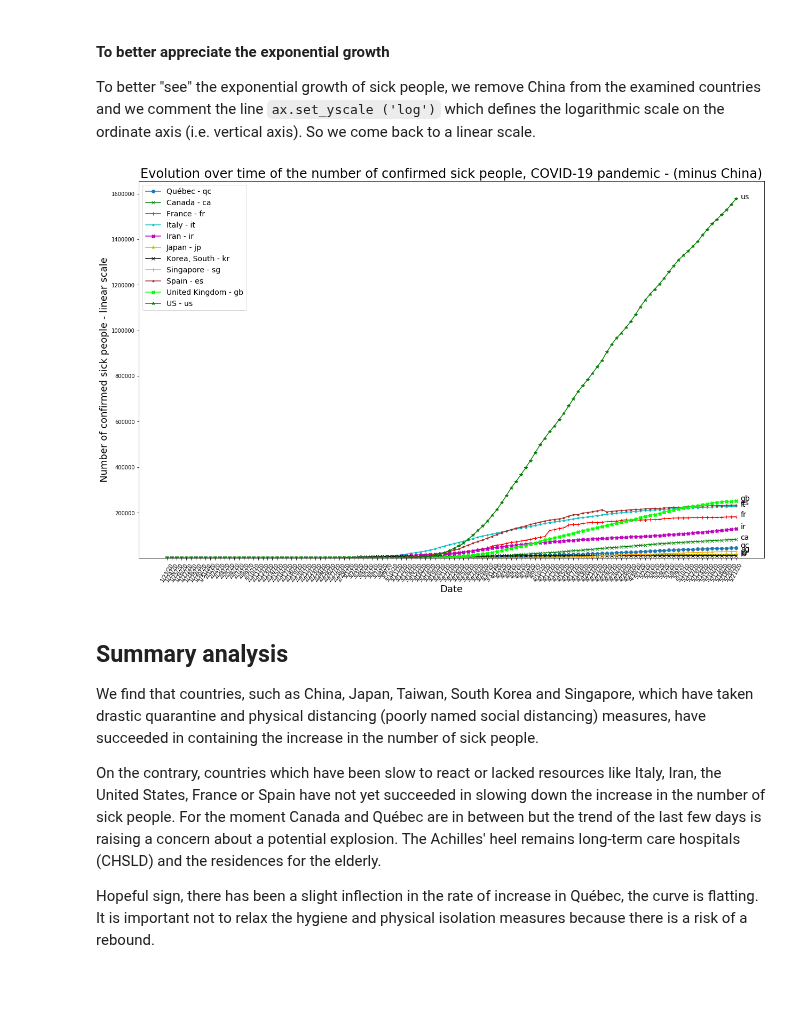
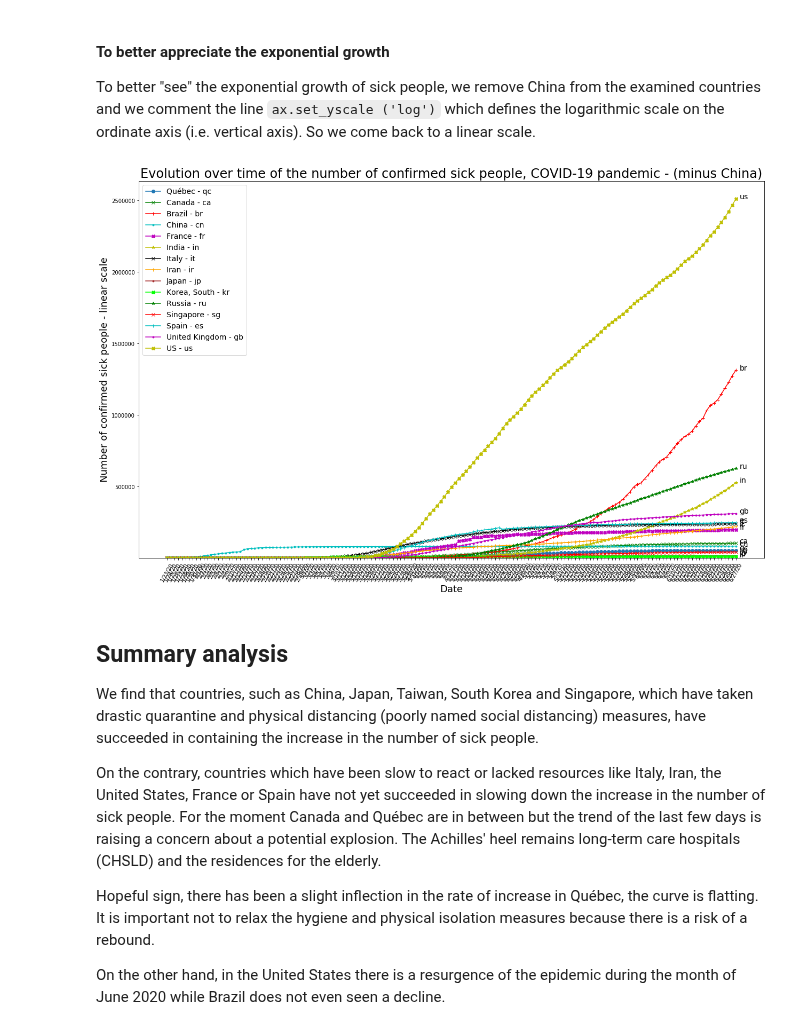
Before and after one commit to ClaudeCoulombe/evolution_COVID19, a Jupyter notebook: Evolution_COVID-19_Pandemic.ipynb, the cells around one changed output. Cells and saved outputs as stored; diff of their text form; code cells hidden in the pictures; blank space fills up the shorter version.

```diff
--- a/Evolution_COVID-19_Pandemic.ipynb
+++ b/Evolution_COVID-19_Pandemic.ipynb
@@ -306,13 +311,12 @@ colors_palette = itertools.cycle(('g', 'r', 'c', 'm', 'y', 'k', 'orange', 'brown
 
 import matplotlib.colors as pltcol
 
-countries = ['Québec', 'Canada', 'China', 'France', 'Italy', 'Iran', 'Japan',
-           'Korea, South', 'Singapore', 'Spain', 'United Kingdom', 'US']
+countries = ['Québec', 'Canada', 'Brazil', 'China', 'France', 'India', 'Italy', 'Iran', 'Japan',
+           'Korea, South', 'Russia', 'Singapore', 'Spain', 'United Kingdom', 'US']
 
 countries_code = {
-    'Québec':'qc', 'Canada':'ca', 'China':'cn', 'France':'fr',
-    'Italy':'it', 'Iran':'ir','Japan':'jp',
-    'Korea, South':'kr', 'Singapore':'sg',
+    'Québec':'qc', 'Canada':'ca', 'Brazil':'br','China':'cn', 'France':'fr', 'India':'in',
+    'Italy':'it', 'Iran':'ir','Japan':'jp','Korea, South':'kr', 'Russia':'ru','Singapore':'sg',
     'Spain':'es', 'Sweden':'se','United Kingdom':'gb', 'US':'us'
 }
 
@@ -359,42 +363,41 @@ colors_palette = itertools.cycle(('g', 'r', 'c', 'm', 'y', 'k', 'orange', 'brown
 
 import matplotlib.colors as pltcol
 
-countries = ['Québec', 'Canada', 'France', 'Italy', 'Iran',
-           'Japan','Korea, South', 'Singapore', 'Spain', 'United Kingdom', 'US']
+countries = ['Québec', 'Canada', 'Brazil', 'China', 'France', 'India', 'Italy', 'Iran', 'Japan',
+           'Korea, South', 'Russia', 'Singapore', 'Spain', 'United Kingdom', 'US']
 
 countries_code = {
-    'Québec':'qc', 'Canada':'ca', 'China':'cn', 'France':'fr',
-    'Italy':'it', 'Iran':'ir','Japan':'jp',
-    'Korea, South':'kr', 'Singapore':'sg',
+    'Québec':'qc', 'Canada':'ca', 'Brazil':'br','China':'cn', 'France':'fr', 'India':'in',
+    'Italy':'it', 'Iran':'ir','Japan':'jp','Korea, South':'kr', 'Russia':'ru','Singapore':'sg',
     'Spain':'es', 'Sweden':'se','United Kingdom':'gb', 'US':'us'
 }
 
 for country in countries:
     if country == "Québec":
         a_marker = "o"
         a_color = "tab:blue"
     else:
         a_marker = next(markers)
         a_color = next(colors_palette)
     plt.plot(list(data_series_COVID19_df.columns[2:]),
              list(data_series_COVID19_df[data_series_COVID19_df['Country/Region']==country].iloc[0,2:]),
              marker=a_marker,
              color=a_color,
              label=country+" - "+countries_code[country])
     label_y_pos = data_series_COVID19_df[data_series_COVID19_df['Country/Region']==country].iloc[0,-1]
     plt.text(n_days-1, label_y_pos, countries_code[country],fontsize=14)
 plt.legend(loc='best',fontsize=14)
 xticks(rotation=60)
 # ax.set_yscale('log')
 ylim(bottom=5)
 #xlim(right=60)
 plt.title(u'Evolution over time of the number of confirmed sick people, COVID-19 pandemic - (minus China)',fontsize=24)
 plt.xlabel(u'Date',fontsize=18)
 _ = plt.ylabel(u'Number of confirmed sick people - linear scale',fontsize=18)
 plt.savefig('images/Evolution-COVID19-minus_China-StdScale.png')
 plt.show()
 # %% [output]
-[figure, old version]
+[figure, new version]
 # %% [markdown]
 ## Summary analysis
 
@@ -403,3 +406,5 @@ We find that countries, such as China, Japan, Taiwan, South Korea and Singapore,
 On the contrary, countries which have been slow to react or lacked resources like Italy, Iran, the United States, France or Spain have not yet succeeded in slowing down the increase in the number of sick people. For the moment Canada and Québec are in between but the trend of the last few days is raising a concern about a potential explosion. The Achilles' heel remains long-term care hospitals (CHSLD) and the residences for the elderly.
 
 Hopeful sign, there has been a slight inflection in the rate of increase in Québec, the curve is flatting. It is important not to relax the hygiene and physical isolation measures because there is a risk of a rebound.
+
+On the other hand, in the United States there is a resurgence of the epidemic during the month of June 2020 while Brazil does not even seen a decline.
```
Also changed, not shown: parts of 16 cells of this notebook, 1 other file.
